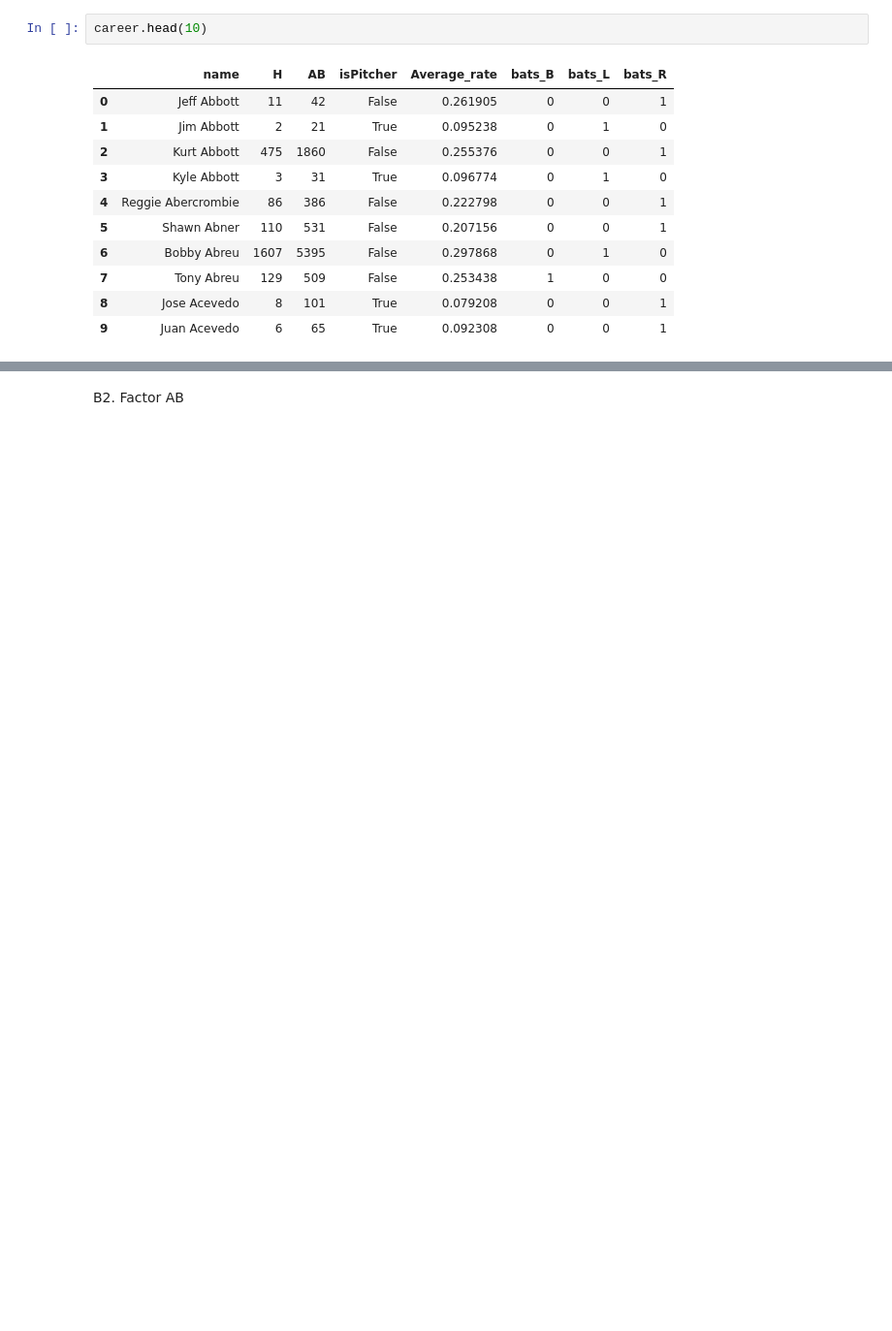
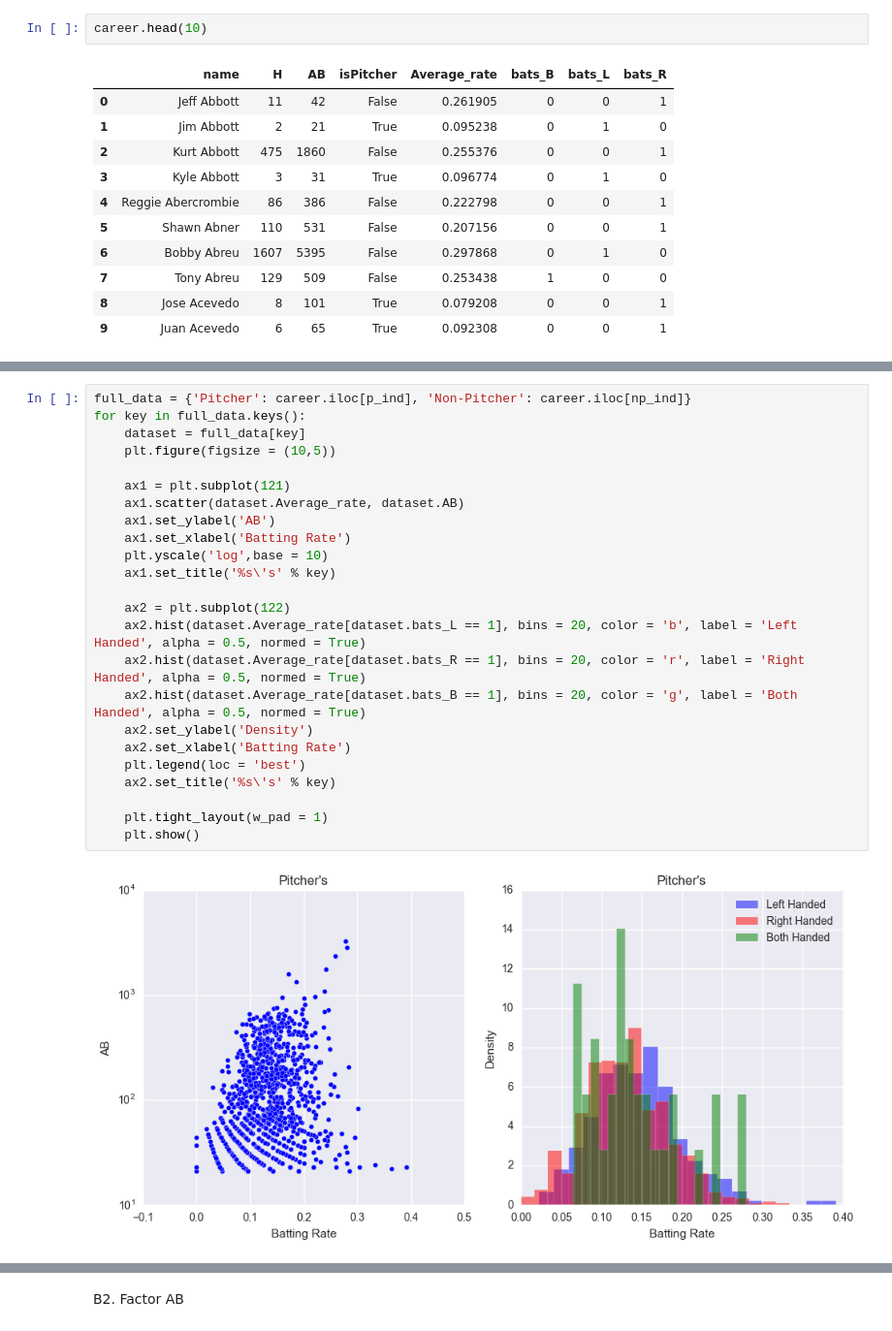
Before and after one commit to zhenhongy/Baseball, a Jupyter notebook: Baseball.ipynb, the cells around one changed output, grey strips where cells are left out. Shown at 97% size. Drawn from its saved outputs; the diff is of its cells as text; blank space fills up the shorter version.

```diff
--- a/Baseball.ipynb
+++ b/Baseball.ipynb
@@ -247,0 +122,26 @@ plt.show()
+# %%
+full_data = {'Pitcher': career.iloc[p_ind], 'Non-Pitcher': career.iloc[np_ind]}
+for key in full_data.keys():
+    dataset = full_data[key]
+    plt.figure(figsize = (10,5))
+
+    ax1 = plt.subplot(121)
+    ax1.scatter(dataset.Average_rate, dataset.AB)
+    ax1.set_ylabel('AB')
+    ax1.set_xlabel('Batting Rate')
+    plt.yscale('log',base = 10)
+    ax1.set_title('%s\'s' % key)
+
+    ax2 = plt.subplot(122)
+    ax2.hist(dataset.Average_rate[dataset.bats_L == 1], bins = 20, color = 'b', label = 'Left Handed', alpha = 0.5, normed = True)
+    ax2.hist(dataset.Average_rate[dataset.bats_R == 1], bins = 20, color = 'r', label = 'Right Handed', alpha = 0.5, normed = True)
+    ax2.hist(dataset.Average_rate[dataset.bats_B == 1], bins = 20, color = 'g', label = 'Both Handed', alpha = 0.5, normed = True)
+    ax2.set_ylabel('Density')
+    ax2.set_xlabel('Batting Rate')
+    plt.legend(loc = 'best')
+    ax2.set_title('%s\'s' % key)
+
+    plt.tight_layout(w_pad = 1)
+    plt.show()
+# %% [output]
+[figure, added]
```
Also changed, not shown: parts of 101 cells of this notebook.
